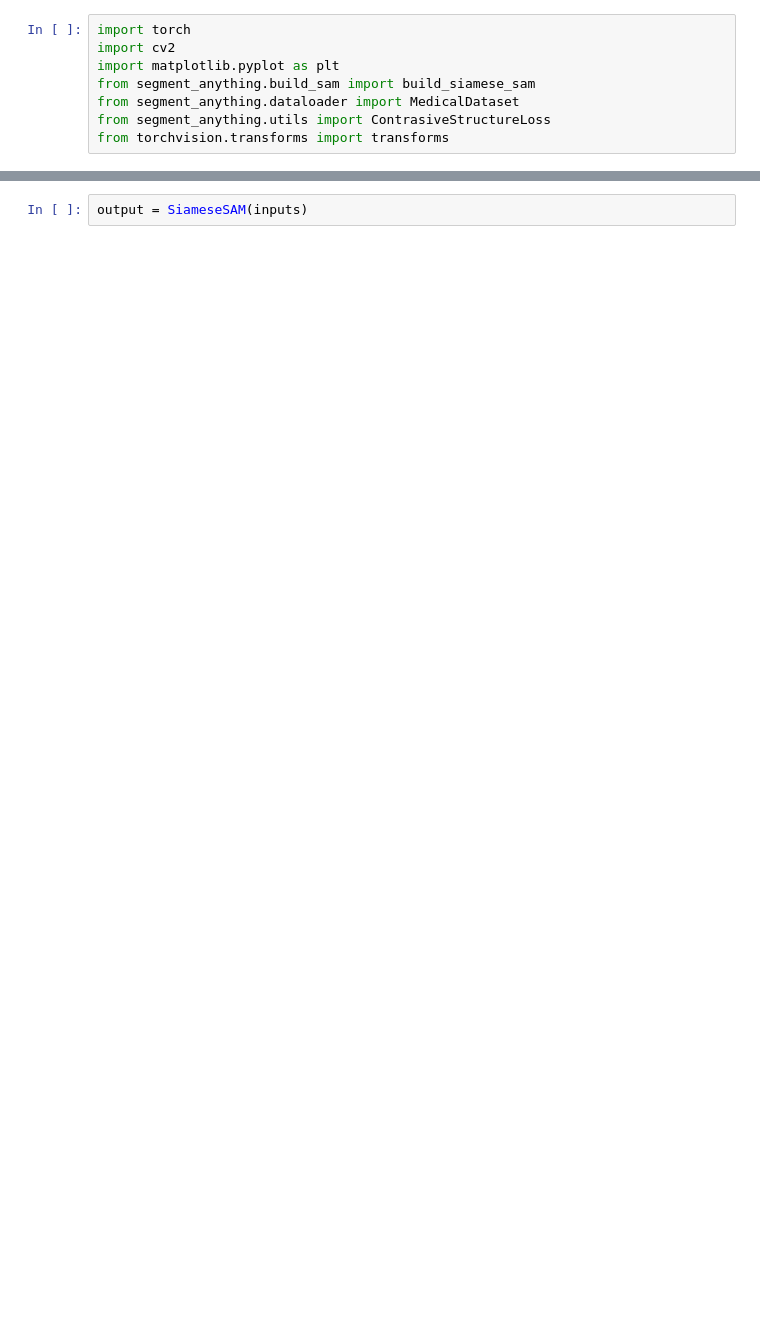
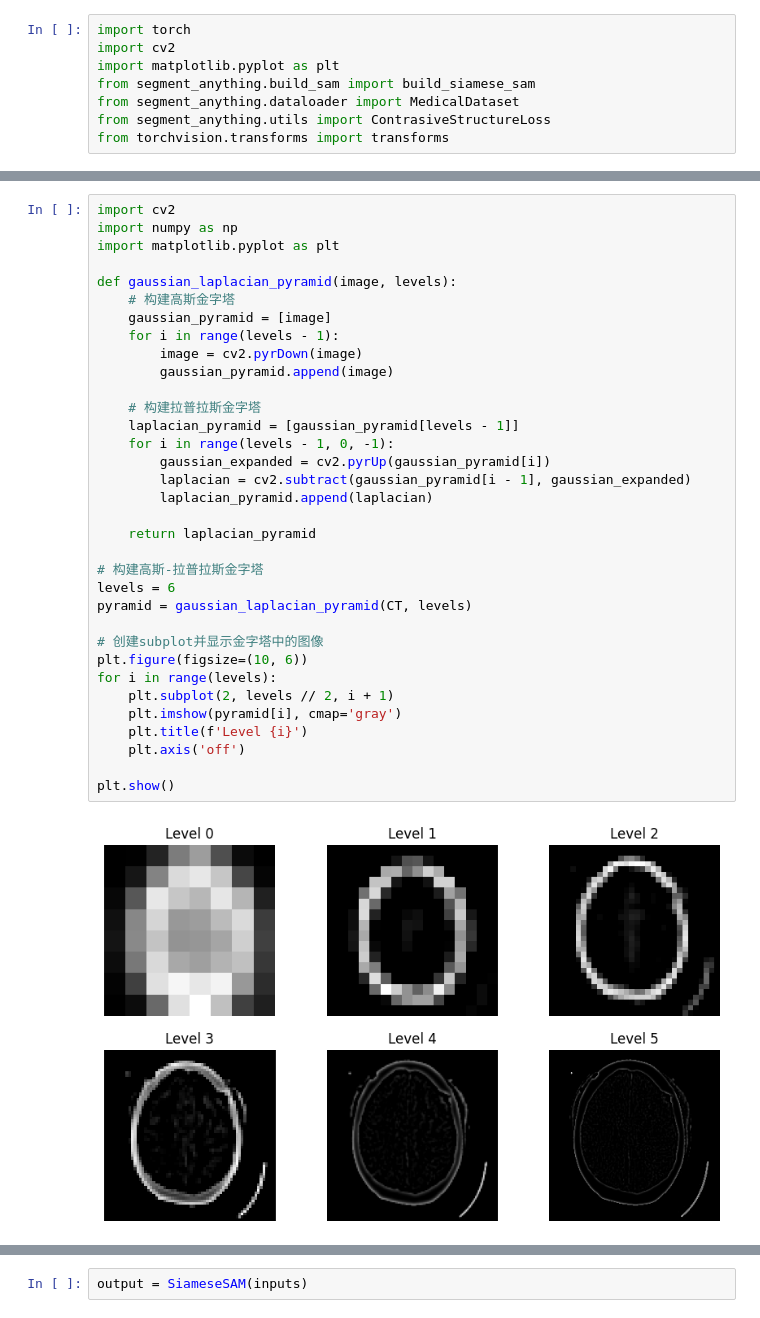
Before and after one commit to MILK-BIOS/SAM-based-CT-MRI-Fusion, a Jupyter notebook: test.ipynb, the cells around one changed output, grey strips where cells are left out. Cells and saved outputs as stored; diff of their text form; blank space fills up the shorter version.

```diff
--- a/test.ipynb
+++ b/test.ipynb
@@ -46,0 +107,36 @@ print(MRI.shape)
+# %%
+import cv2
+import numpy as np
+import matplotlib.pyplot as plt
+
+def gaussian_laplacian_pyramid(image, levels):
+    # 构建高斯金字塔
+    gaussian_pyramid = [image]
+    for i in range(levels - 1):
+        image = cv2.pyrDown(image)
+        gaussian_pyramid.append(image)
+
+    # 构建拉普拉斯金字塔
+    laplacian_pyramid = [gaussian_pyramid[levels - 1]]
+    for i in range(levels - 1, 0, -1):
+        gaussian_expanded = cv2.pyrUp(gaussian_pyramid[i])
+        laplacian = cv2.subtract(gaussian_pyramid[i - 1], gaussian_expanded)
+        laplacian_pyramid.append(laplacian)
+
+    return laplacian_pyramid
+
+# 构建高斯-拉普拉斯金字塔
+levels = 6
+pyramid = gaussian_laplacian_pyramid(CT, levels)
+
+# 创建subplot并显示金字塔中的图像
+plt.figure(figsize=(10, 6))
+for i in range(levels):
+    plt.subplot(2, levels // 2, i + 1)
+    plt.imshow(pyramid[i], cmap='gray')
+    plt.title(f'Level {i}')
+    plt.axis('off')
+
+plt.show()
+# %% [output]
+[figure, added]
```
Also changed, not shown: parts of 12 cells of this notebook, 12 other files.
